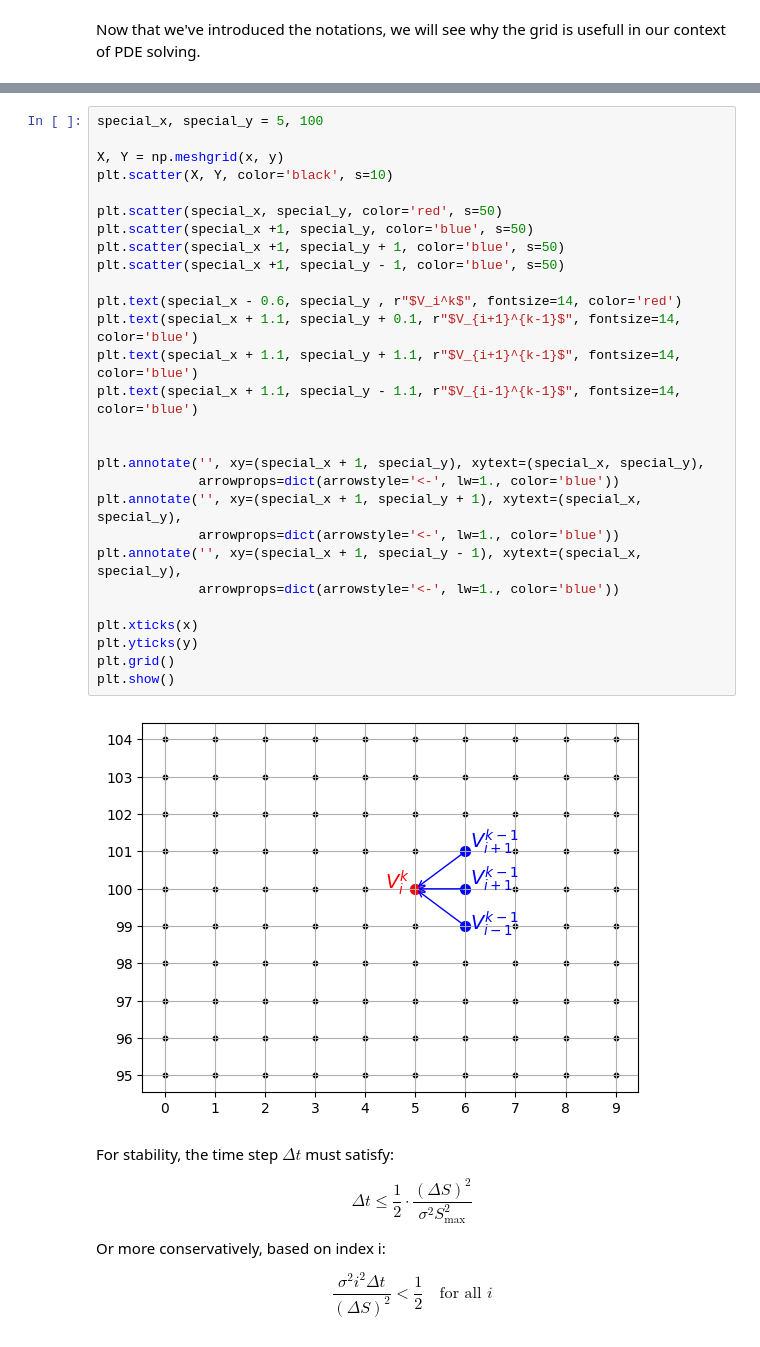
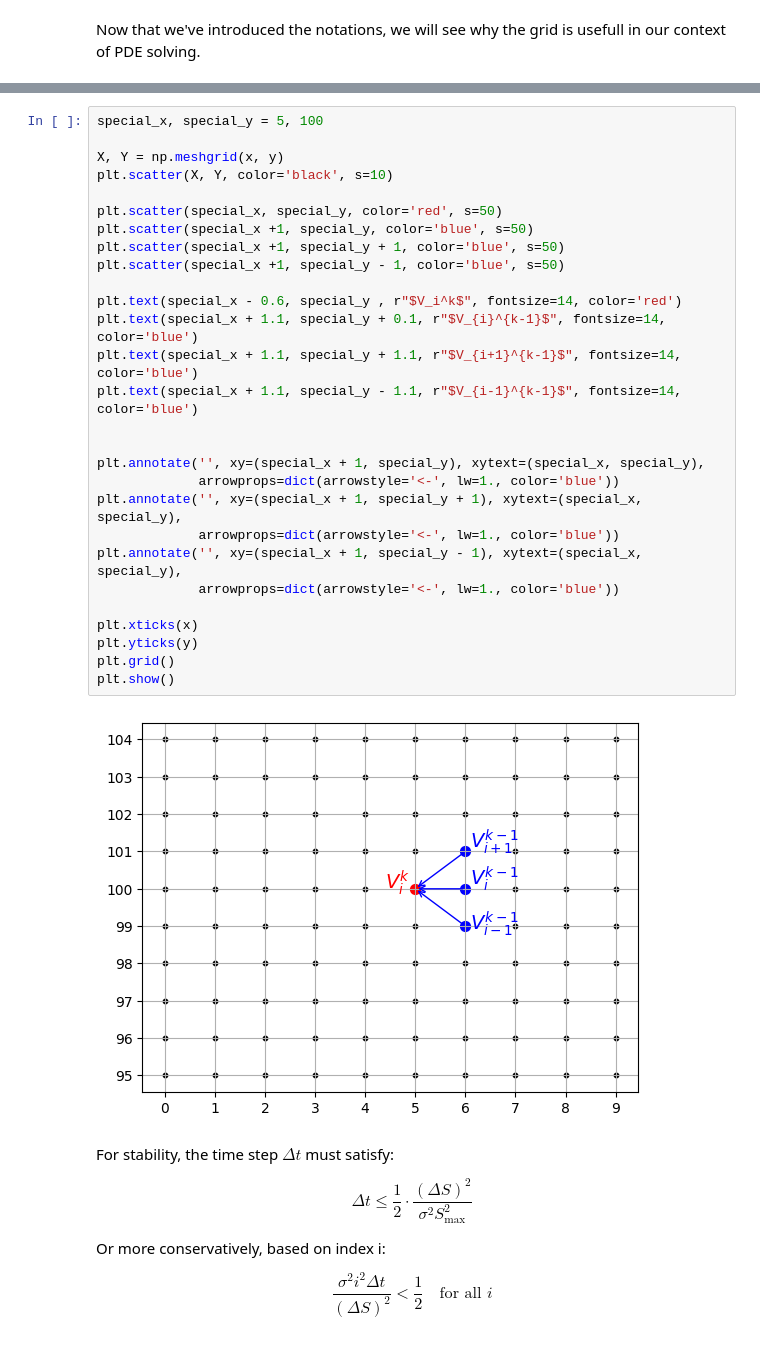
Before and after one commit to Armanddevacc/numerical-method-in-finance, a Jupyter notebook: numerical-method.ipynb, the cells around one changed output, grey strips where cells are left out. Drawn from its saved outputs; the diff is of its cells as text.

```diff
--- a/numerical-method.ipynb
+++ b/numerical-method.ipynb
@@ -130,33 +130,33 @@ Grid wise we can plot the following which help to understand:
 # %%
 special_x, special_y = 5, 100
 
 X, Y = np.meshgrid(x, y)
 plt.scatter(X, Y, color='black', s=10)
 
 plt.scatter(special_x, special_y, color='red', s=50)
 plt.scatter(special_x +1, special_y, color='blue', s=50)
 plt.scatter(special_x +1, special_y + 1, color='blue', s=50)
 plt.scatter(special_x +1, special_y - 1, color='blue', s=50)
 
 plt.text(special_x - 0.6, special_y , r"$V_i^k$", fontsize=14, color='red')
-plt.text(special_x + 1.1, special_y + 0.1, r"$V_{i+1}^{k-1}$", fontsize=14, color='blue')
+plt.text(special_x + 1.1, special_y + 0.1, r"$V_{i}^{k-1}$", fontsize=14, color='blue')
 plt.text(special_x + 1.1, special_y + 1.1, r"$V_{i+1}^{k-1}$", fontsize=14, color='blue')
 plt.text(special_x + 1.1, special_y - 1.1, r"$V_{i-1}^{k-1}$", fontsize=14, color='blue')
 
 
 plt.annotate('', xy=(special_x + 1, special_y), xytext=(special_x, special_y),
              arrowprops=dict(arrowstyle='<-', lw=1., color='blue'))
 plt.annotate('', xy=(special_x + 1, special_y + 1), xytext=(special_x, special_y),
              arrowprops=dict(arrowstyle='<-', lw=1., color='blue'))
 plt.annotate('', xy=(special_x + 1, special_y - 1), xytext=(special_x, special_y),
              arrowprops=dict(arrowstyle='<-', lw=1., color='blue'))
 
 plt.xticks(x)
 plt.yticks(y)
 plt.grid()
 plt.show()
 # %% [output]
-[figure, old version]
+[figure, new version]
 # %% [markdown]
 For stability, the time step $\Delta t$ must satisfy:
 
```
Also changed, not shown: parts of 13 cells of this notebook.
